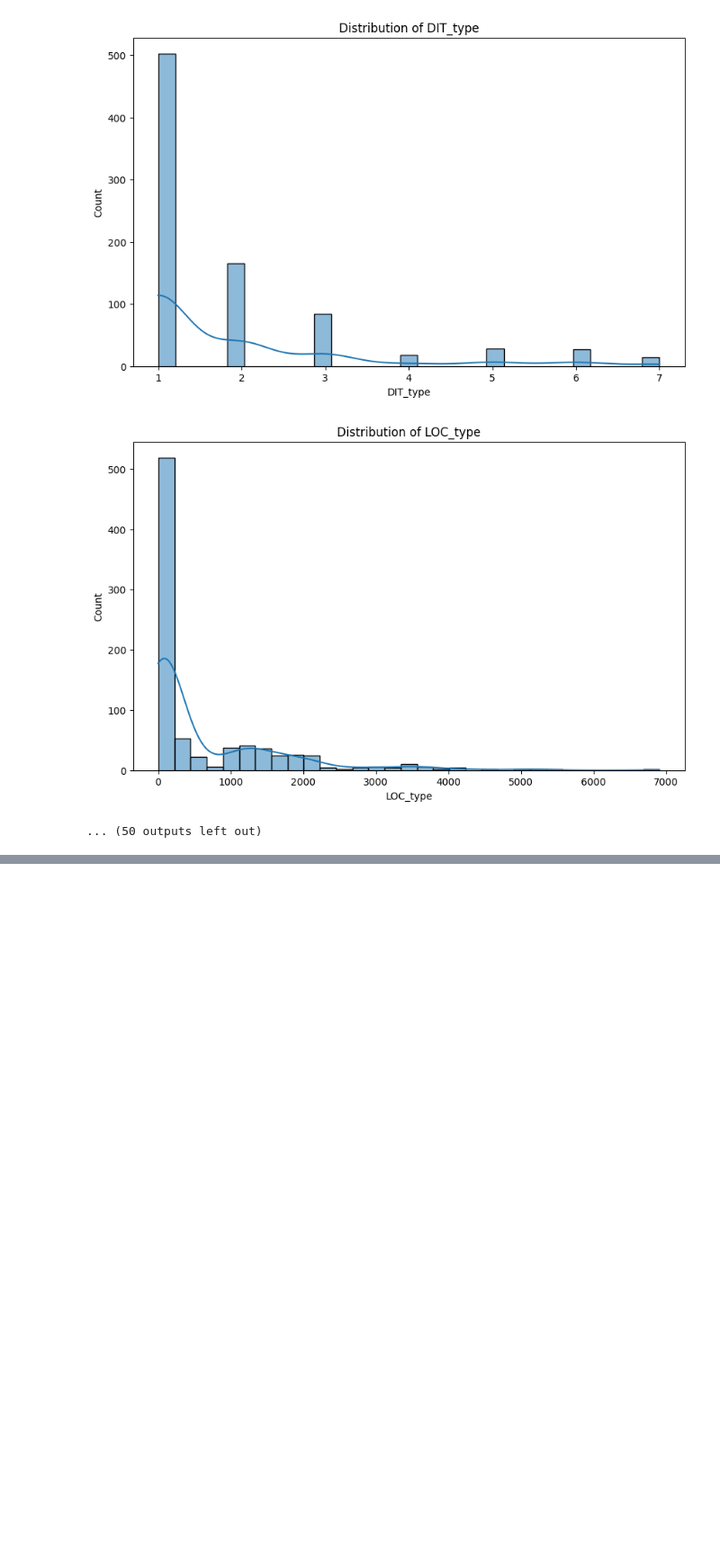
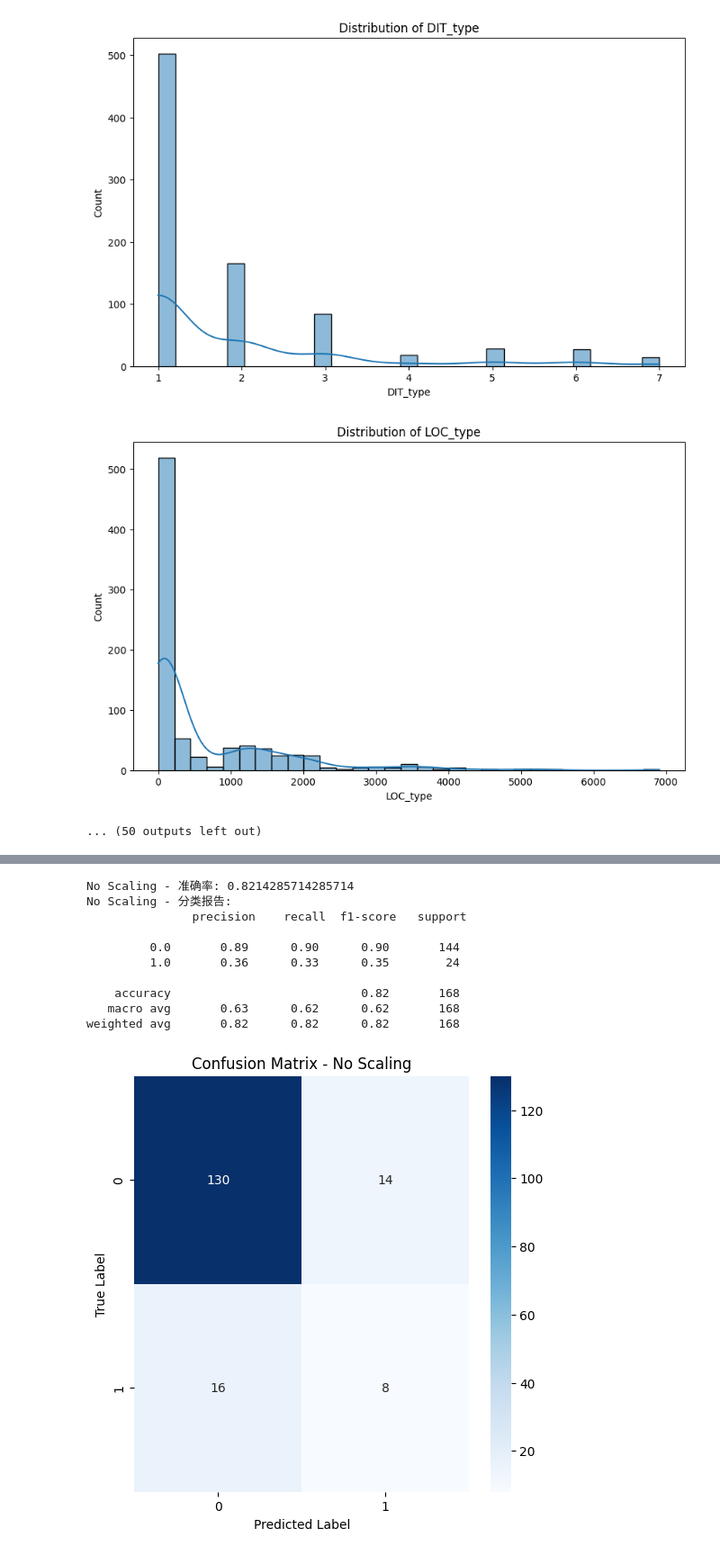
Before and after one commit to QuanShi-226/Bias-Identification-Demo, a Jupyter notebook: A1_QuanShi.ipynb, the cells around one changed output, grey strips where cells are left out. Shown at 90% size. Drawn from its saved outputs; the diff is of its cells as text; code cells hidden in the pictures; blank space fills up the shorter version.

```diff
--- a/A1_QuanShi.ipynb
+++ b/A1_QuanShi.ipynb
@@ -201,0 +533,77 @@ print("\nSkewness of numeric features:\n", skewed_features)
+# %%
+import pandas as pd
+from sklearn.impute import KNNImputer
+from sklearn.model_selection import train_test_split
+from sklearn.preprocessing import StandardScaler, MinMaxScaler
+from sklearn.svm import SVC
+from sklearn.metrics import classification_report, confusion_matrix
+import seaborn as sns
+import matplotlib.pyplot as plt
+
+# 将'false'和'true'转换为0和1
+data_class_df['is_data_class'] = data_class_df['is_data_class'].apply(lambda x: 1 if x == b'true' else 0)
+
+# 然后再执行KNN插值
+imputer = KNNImputer(n_neighbors=5)
+data_class_df_imputed = pd.DataFrame(imputer.fit_transform(data_class_df), columns=data_class_df.columns)
+
+
+# 特征和标签
+X = data_class_df_imputed.drop('is_data_class', axis=1)
+y = data_class_df_imputed['is_data_class']
+
+# 数据集划分为训练集和测试集
+X_train, X_test, y_train, y_test = train_test_split(X, y, test_size=0.2, random_state=42)
+
+# 步骤2：不同缩放策略的处理
+# 不进行缩放
+X_train_no_scaling, X_test_no_scaling = X_train, X_test
+
+# 标准化（Standardization）
+scaler_standard = StandardScaler()
+X_train_standard = scaler_standard.fit_transform(X_train)
+X_test_standard = scaler_standard.transform(X_test)
+
+# 归一化（Normalization）
+scaler_minmax = MinMaxScaler()
+X_train_minmax = scaler_minmax.fit_transform(X_train)
+X_test_minmax = scaler_minmax.transform(X_test)
+
+# 步骤3：SVM模型训练和评估
+def evaluate_svm(X_train, X_test, y_train, y_test, title):
+    svm_model = SVC(kernel='linear')
+    svm_model.fit(X_train, y_train)
+    y_pred = svm_model.predict(X_test)
+
+    print(f"{title} - 准确率: {svm_model.score(X_test, y_test)}")
+    print(f"{title} - 分类报告:\n", classification_report(y_test, y_pred))
+
+    # 可视化混淆矩阵
+    matrix = confusion_matrix(y_test, y_pred)
+    plt.figure(figsize=(6, 6))
+    sns.heatmap(matrix, annot=True, fmt="d", cmap="Blues")
+    plt.title(f"Confusion Matrix - {title}")
+    plt.ylabel('True Label')
+    plt.xlabel('Predicted Label')
+    plt.show()
+
+# 不进行缩放的评估
+evaluate_svm(X_train_no_scaling, X_test_no_scaling, y_train, y_test, "No Scaling")
+
+# 标准化的评估
+evaluate_svm(X_train_standard, X_test_standard, y_train, y_test, "Standardization")
+
+# 归一化的评估
+evaluate_svm(X_train_minmax, X_test_minmax, y_train, y_test, "Normalization")
+# %% [output]
+No Scaling - 准确率: 0.8214285714285714
+No Scaling - 分类报告:
+               precision    recall  f1-score   support
+
+         0.0       0.89      0.90      0.90       144
+         1.0       0.36      0.33      0.35        24
+
+    accuracy                           0.82       168
+   macro avg       0.63      0.62      0.62       168
+weighted avg       0.82      0.82      0.82       168
+[figure, added]
```
Also changed, not shown: parts of 29 cells of this notebook.
